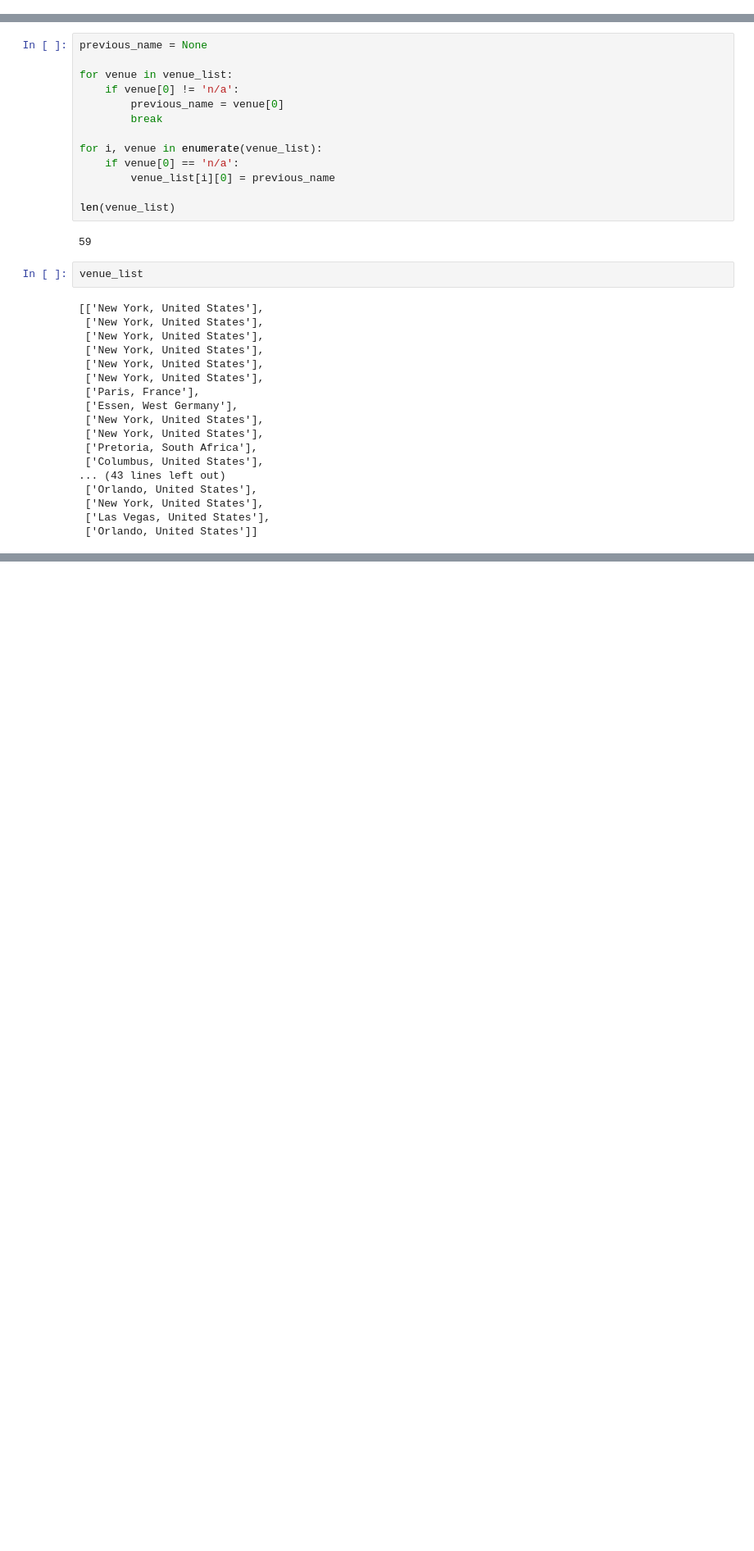
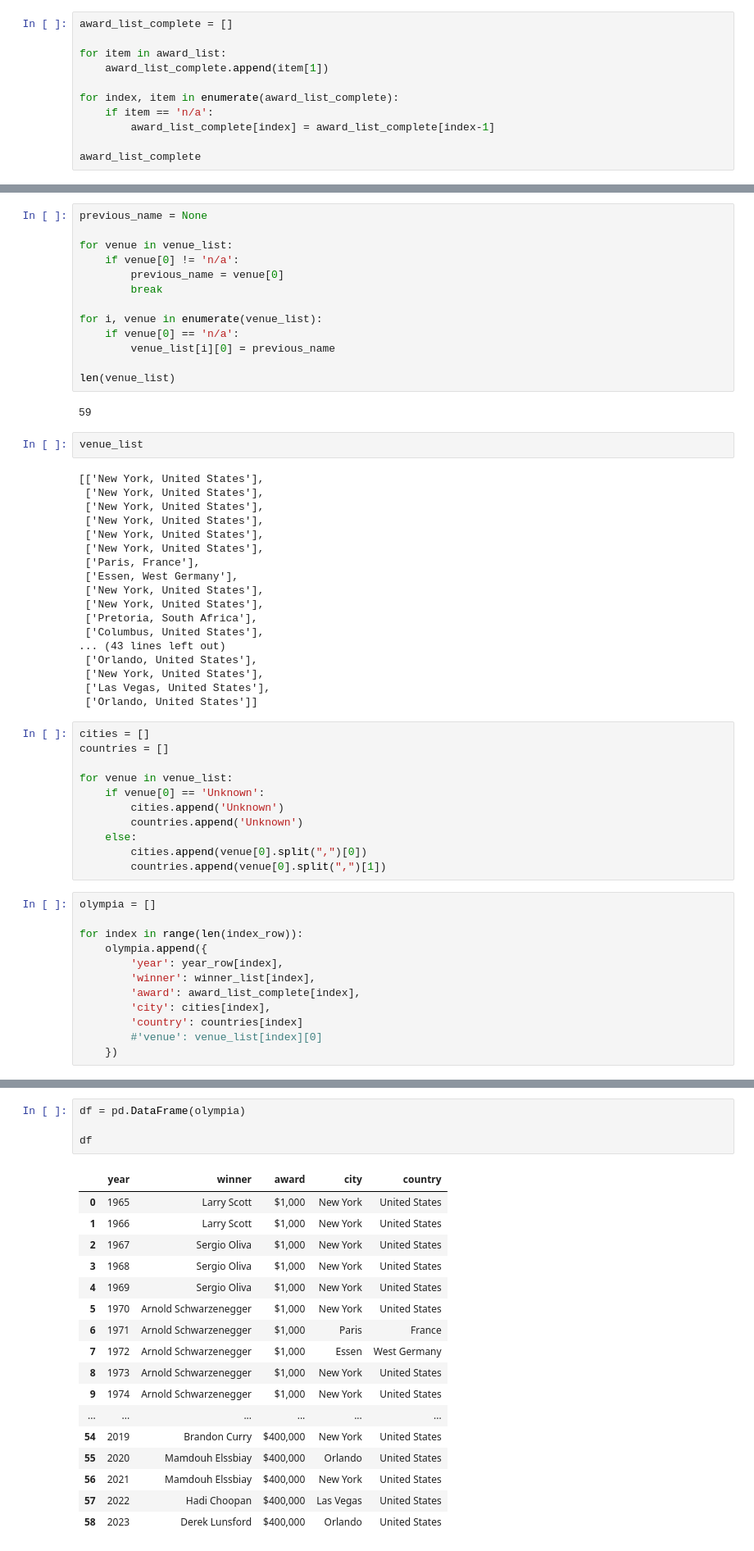
Before and after one commit to jojosuelobo/MrOlympia-DataAnalysis, a Jupyter notebook: project.ipynb, the cells around one changed output, grey strips where cells are left out. Shown: that part at 82% size. Saved outputs shown, nothing was run; the diff lists cells and outputs as text; blank space fills up the shorter version.

Commit message:
dataframe of data

```diff
--- a/project.ipynb
+++ b/project.ipynb
@@ -309,0 +302,11 @@ winner_list
+# %%
+award_list_complete = []
+
+for item in award_list:
+    award_list_complete.append(item[1])
+
+for index, item in enumerate(award_list_complete):
+    if item == 'n/a':
+        award_list_complete[index] = award_list_complete[index-1]
+
+award_list_complete
@@ -381,3 +402,26 @@ venue_list
  ['New York, United States'],
  ['Las Vegas, United States'],
  ['Orlando, United States']]
+# %%
+cities = []
+countries = []
+
+for venue in venue_list:
+    if venue[0] == 'Unknown':
+        cities.append('Unknown')
+        countries.append('Unknown')
+    else:
+        cities.append(venue[0].split(",")[0])
+        countries.append(venue[0].split(",")[1])
+# %%
+olympia = []
+
+for index in range(len(index_row)):
+    olympia.append({
+        'year': year_row[index],
+        'winner': winner_list[index],
+        'award': award_list_complete[index],
+        'city': cities[index],
+        'country': countries[index]
+        #'venue': venue_list[index][0]
+    })
@@ -383,0 +432,22 @@ venue_list
+# %%
+df = pd.DataFrame(olympia)
+
+df
+# %% [output]
+|  | year | winner | award | city | country |
+| 0 | 1965 | Larry Scott | $1,000 | New York | United States |
+| 1 | 1966 | Larry Scott | $1,000 | New York | United States |
+| 2 | 1967 | Sergio Oliva | $1,000 | New York | United States |
+| 3 | 1968 | Sergio Oliva | $1,000 | New York | United States |
+| 4 | 1969 | Sergio Oliva | $1,000 | New York | United States |
+| 5 | 1970 | Arnold Schwarzenegger | $1,000 | New York | United States |
+| 6 | 1971 | Arnold Schwarzenegger | $1,000 | Paris | France |
+| 7 | 1972 | Arnold Schwarzenegger | $1,000 | Essen | West Germany |
+| 8 | 1973 | Arnold Schwarzenegger | $1,000 | New York | United States |
+| 9 | 1974 | Arnold Schwarzenegger | $1,000 | New York | United States |
+| ... | ... | ... | ... | ... | ... |
+| 54 | 2019 | Brandon Curry | $400,000 | New York | United States |
+| 55 | 2020 | Mamdouh Elssbiay | $400,000 | Orlando | United States |
+| 56 | 2021 | Mamdouh Elssbiay | $400,000 | New York | United States |
+| 57 | 2022 | Hadi Choopan | $400,000 | Las Vegas | United States |
+| 58 | 2023 | Derek Lunsford | $400,000 | Orlando | United States |
```
Also changed, not shown: parts of 10 cells of this notebook, 1 other file.
